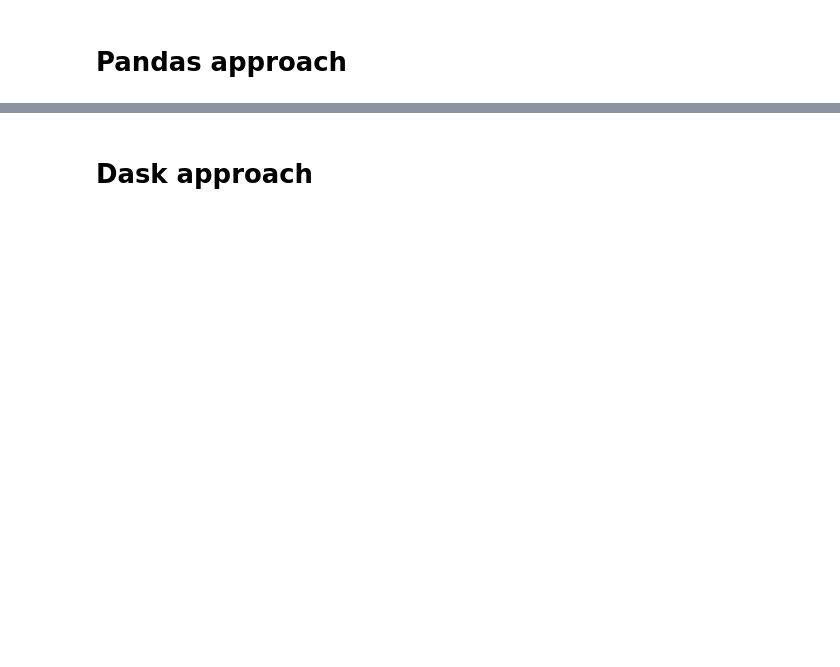
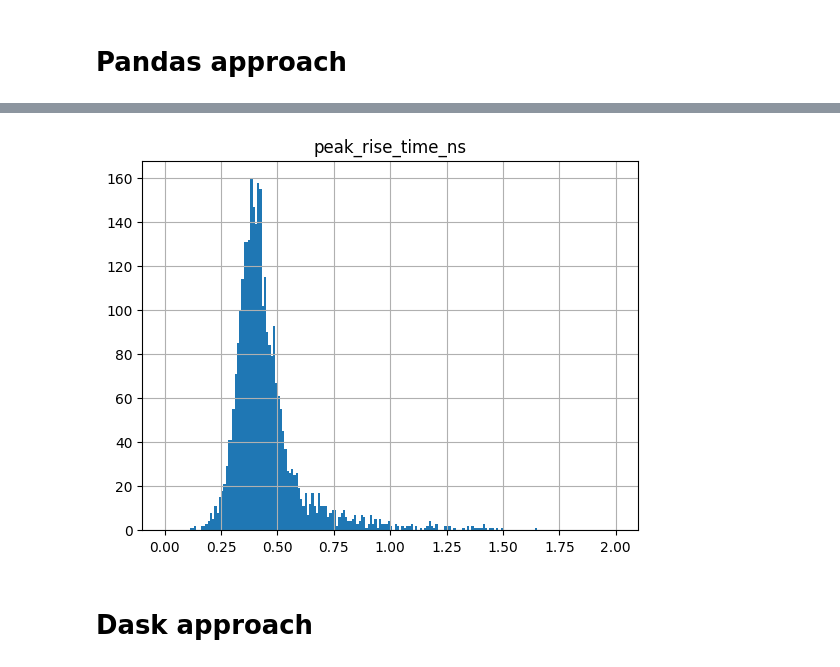
Before and after one commit to grzanka/hpda-2025, a Jupyter notebook: 07_main_dask_loading.ipynb, the cells around one changed output, grey strips where cells are left out. Cells and saved outputs as stored; diff of their text form; code cells hidden in the pictures; blank space fills up the shorter version.

```diff
--- a/07_main_dask_loading.ipynb
+++ b/07_main_dask_loading.ipynb
@@ -68,0 +55,8 @@ plt.grid()
+# %%
+df = pd.read_parquet(lv2_path, filters=[
+    ("dataset", "==", "1nA"),
+    ("channel_no", "==", 0),
+    ("trc_file_no", "==", 0),
+    ("segment_no", "==", 0),
+])
+df.head()
@@ -69,3 +70,7 @@ plt.grid()
+# %%
+df.query('peak_length_ns > 1').hist('peak_rise_time_ns', bins=200, range=(0, 2));
+# %% [output]
+[figure, added]
 # %% [markdown]
 # Dask approach
 # %%
```
Also changed, not shown: parts of 33 cells of this notebook.
